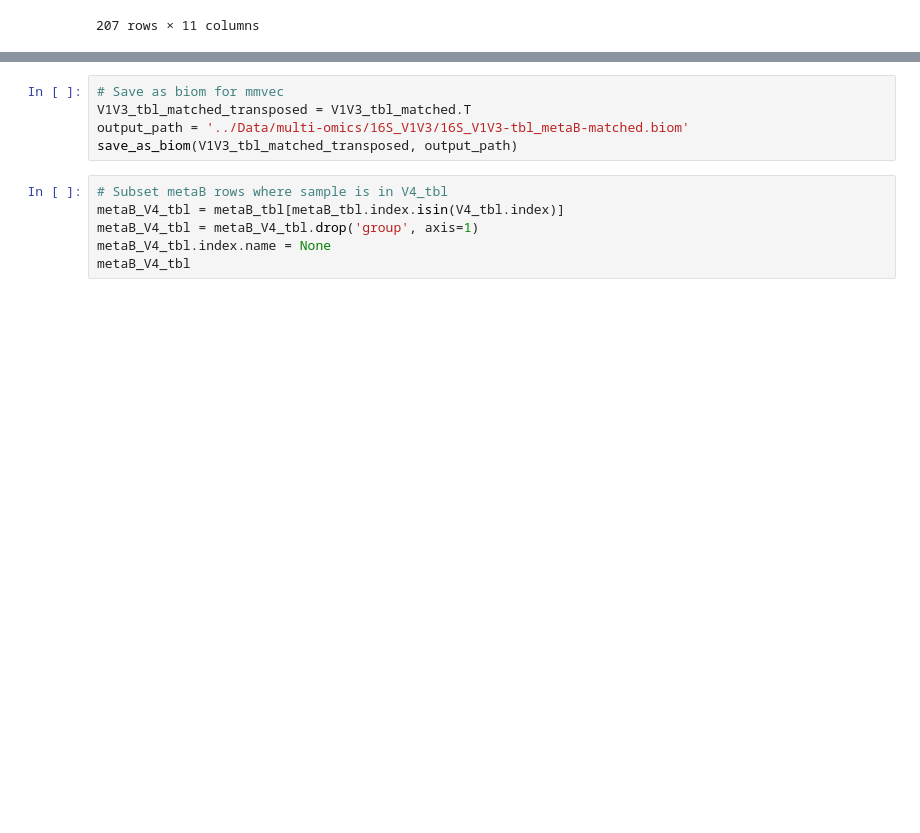
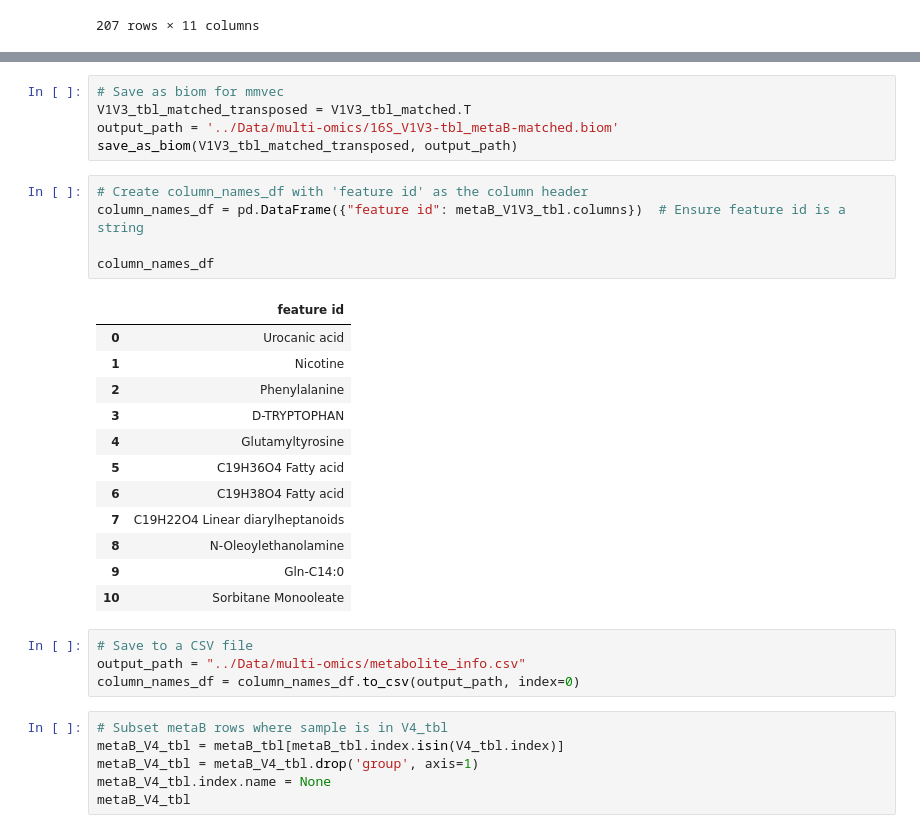
Before and after one commit to knightlab-analyses/Acne_Longitudinal_Microbiome, a Jupyter notebook: Notebooks/multi-omics_cca_V1V3_V4_metaB.ipynb, the cells around one changed output, grey strips where cells are left out. Cells and saved outputs as stored; diff of their text form; blank space fills up the shorter version.

```diff
--- a/Notebooks/multi-omics_cca_V1V3_V4_metaB.ipynb
+++ b/Notebooks/multi-omics_cca_V1V3_V4_metaB.ipynb
@@ -166,8 +167,30 @@ metadata_V1V3
 # %%
 # Save as biom for mmvec
 V1V3_tbl_matched_transposed = V1V3_tbl_matched.T
-output_path = '../Data/multi-omics/16S_V1V3/16S_V1V3-tbl_metaB-matched.biom'
+output_path = '../Data/multi-omics/16S_V1V3-tbl_metaB-matched.biom'
 save_as_biom(V1V3_tbl_matched_transposed, output_path)
+# %%
+# Create column_names_df with 'feature id' as the column header
+column_names_df = pd.DataFrame({"feature id": metaB_V1V3_tbl.columns})  # Ensure feature id is a string
+
+column_names_df
+# %% [output]
+|  | feature id |
+| 0 | Urocanic acid |
+| 1 | Nicotine |
+| 2 | Phenylalanine |
+| 3 | D-TRYPTOPHAN |
+| 4 | Glutamyltyrosine |
+| 5 | C19H36O4 Fatty acid |
+| 6 | C19H38O4 Fatty acid |
+| 7 | C19H22O4 Linear diarylheptanoids |
+| 8 | N-Oleoylethanolamine |
+| 9 | Gln-C14:0 |
+| 10 | Sorbitane Monooleate |
+# %%
+# Save to a CSV file
+output_path = "../Data/multi-omics/metabolite_info.csv"
+column_names_df = column_names_df.to_csv(output_path, index=0)
 # %%
 # Subset metaB rows where sample is in V4_tbl
 metaB_V4_tbl = metaB_tbl[metaB_tbl.index.isin(V4_tbl.index)]
```
Also changed, not shown: parts of 7 cells of this notebook, 23 other files.
